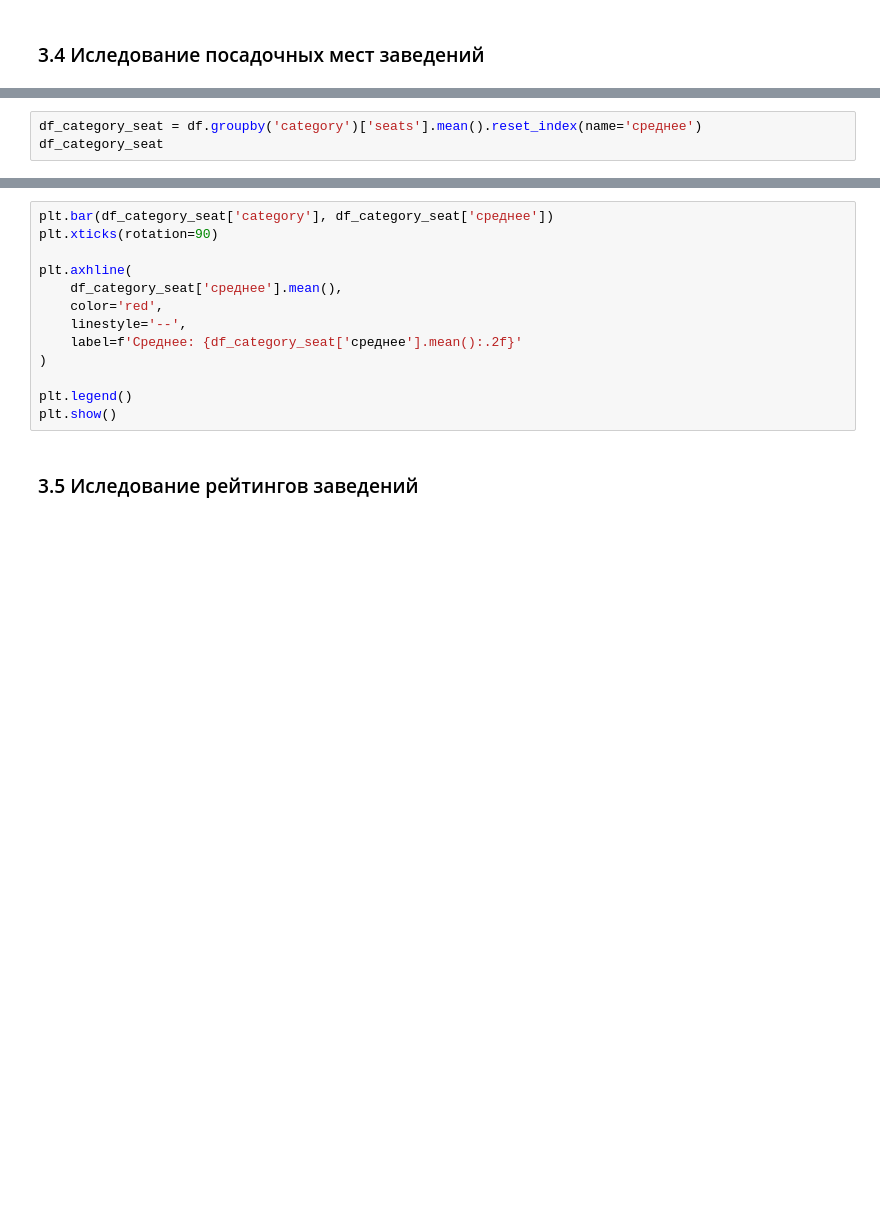
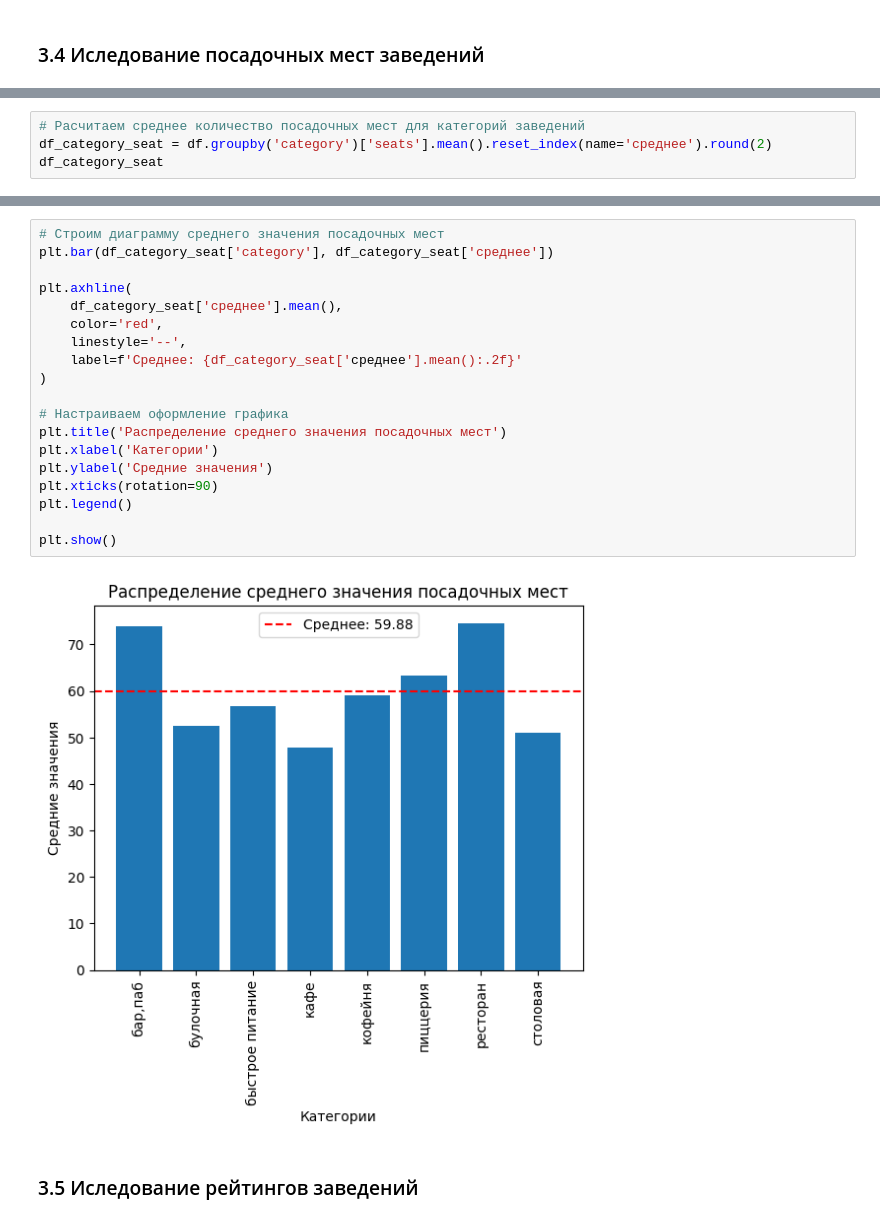
Before and after one commit to MEYakunin/Sprint7, a Jupyter notebook: Sprint7_Mikl_Yakunin.ipynb, the cells around one changed output, grey strips where cells are left out. Drawn from its saved outputs; the diff is of its cells as text; blank space fills up the shorter version.

```diff
--- a/Sprint7_Mikl_Yakunin.ipynb
+++ b/Sprint7_Mikl_Yakunin.ipynb
@@ -414,3 +656,4 @@ for category in df['category'].unique():
 # %%
-df_category_seat = df.groupby('category')['seats'].mean().reset_index(name='среднее')
+# Расчитаем среднее количество посадочных мест для категорий заведений
+df_category_seat = df.groupby('category')['seats'].mean().reset_index(name='среднее').round(2)
 df_category_seat
@@ -417,16 +670,24 @@ df_category_seat
 # %%
+# Строим диаграмму среднего значения посадочных мест
 plt.bar(df_category_seat['category'], df_category_seat['среднее'])
-plt.xticks(rotation=90)
 
 plt.axhline(
     df_category_seat['среднее'].mean(),
     color='red',
     linestyle='--',
     label=f'Среднее: {df_category_seat['среднее'].mean():.2f}'
 )
 
+# Настраиваем оформление графика
+plt.title('Распределение среднего значения посадочных мест')
+plt.xlabel('Категории')
+plt.ylabel('Средние значения')
+plt.xticks(rotation=90)
 plt.legend()
+
 plt.show()
+# %% [output]
+[figure, added]
 # %% [markdown]
 ### 3.5 Иследование рейтингов заведений
 # %%
```
Also changed, not shown: parts of 37 cells of this notebook.
